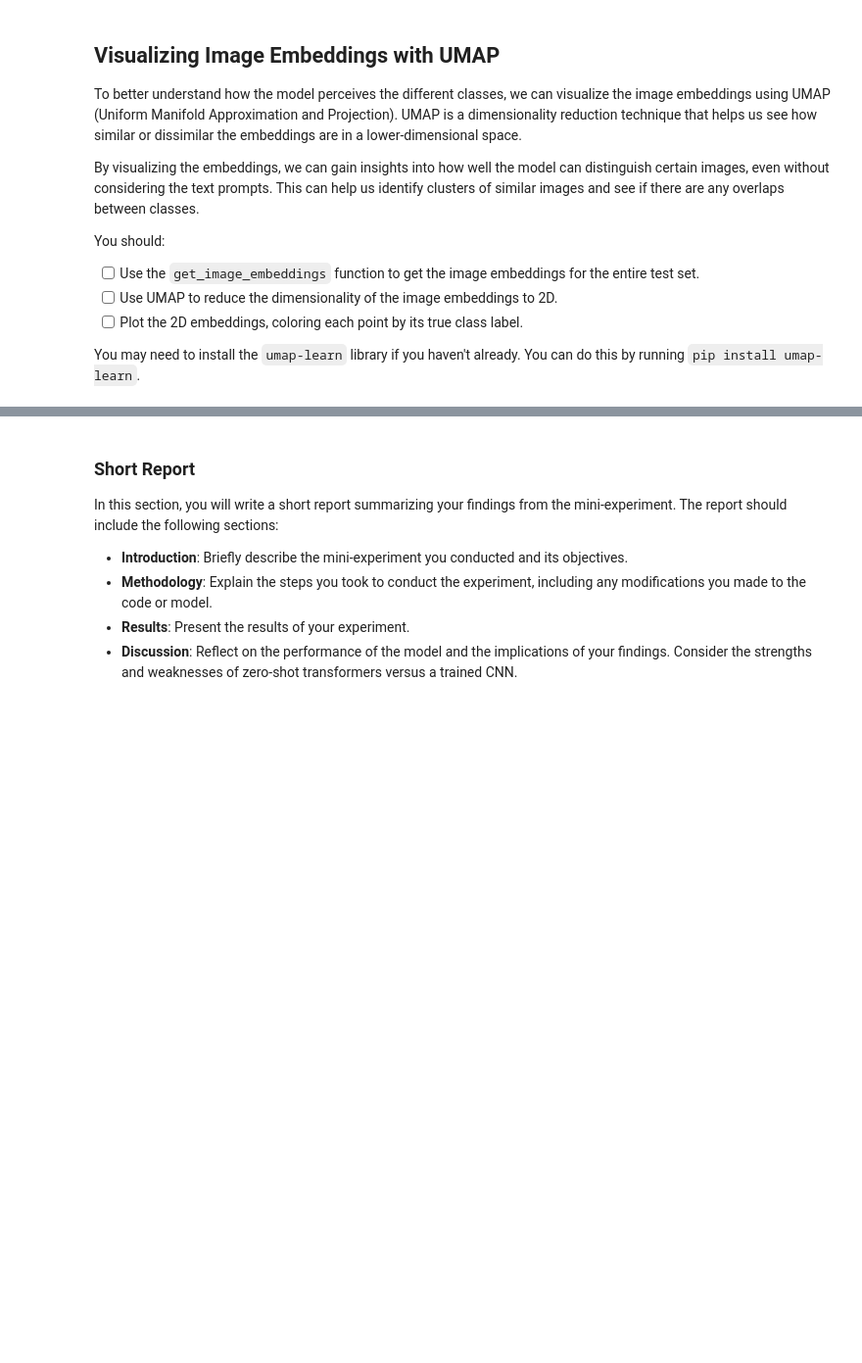
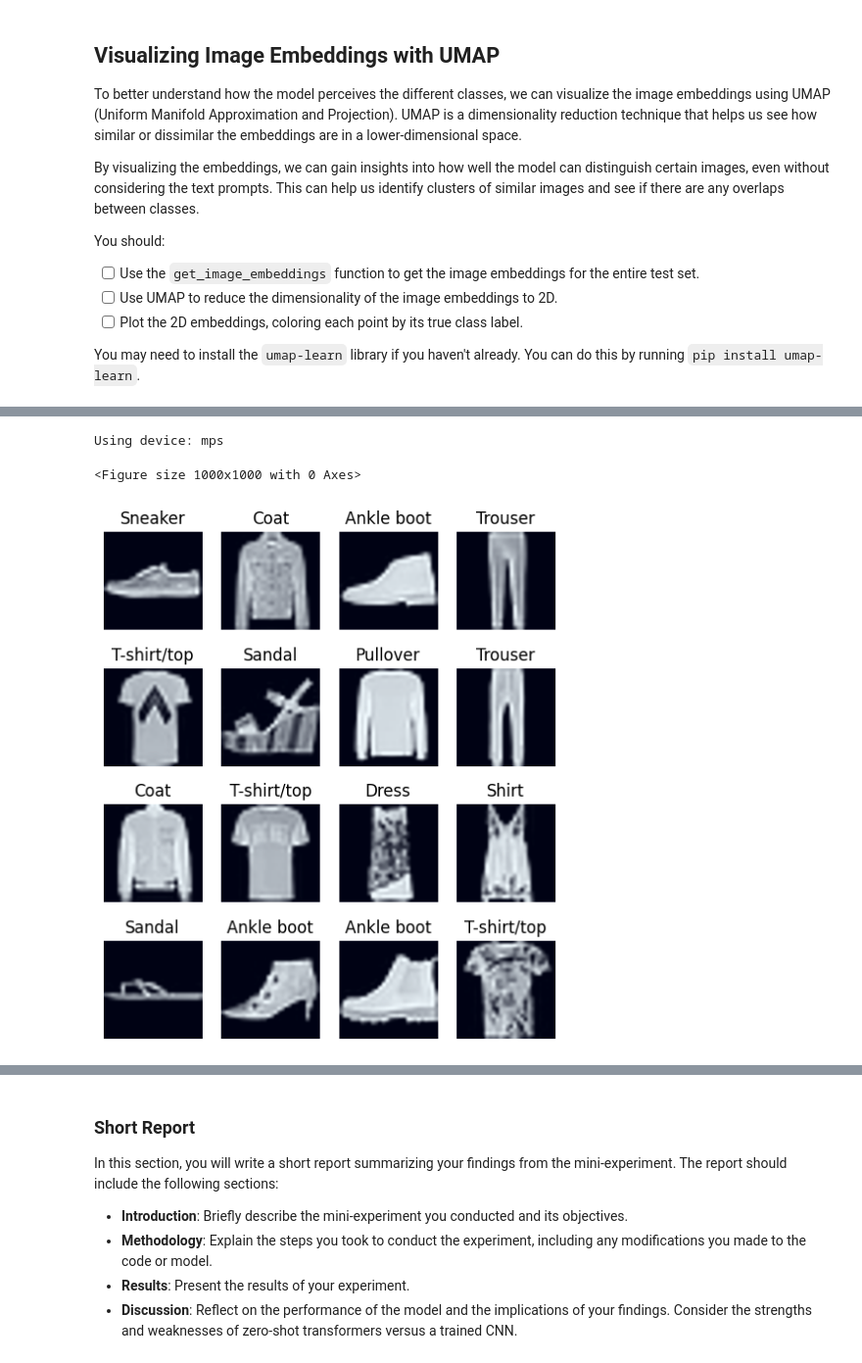
Before and after one commit to omaralfaqih6/deep_learning, a Jupyter notebook: 02_activities/assignments/assignment_2.ipynb, the cells around one changed output, grey strips where cells are left out. Shown at 98% size. Drawn from its saved outputs; the diff is of its cells as text; code cells hidden in the pictures; blank space fills up the shorter version.

```diff
--- a/02_activities/assignments/assignment_2.ipynb
+++ b/02_activities/assignments/assignment_2.ipynb
@@ -624,3 +710,43 @@ In some classification tasks, it can be useful to consider if the right answer i
 You are welcome to come up with your own mini-experiment! Explain your idea in the report and implement it. Did it work as you expected? What did you learn from it?
 # %%
 # Section A - Alternative model
+
+from transformers import CLIPModel, CLIPProcessor
+import torch
+clip_model_name = "openai/clip-vit-large-patch14"
+clip_model     = CLIPModel.from_pretrained(clip_model_name)
+clip_processor = CLIPProcessor.from_pretrained(clip_model_name, use_fast=False)
+
+# Set model to evaluation mode, as we are not training it
+clip_model.eval()
+
+# Check for accelerators
+device = "cpu" # Default to CPU
+if torch.cuda.is_available():
+    device = "cuda" # Use GPU if available
+elif torch.backends.mps.is_available():
+    device = "mps"
+
+clip_model.to(device)
+
+print(f"Using device: {device}")
+# %% [output]
+Using device: mps
+# %%
+# Completed by the student:
+test_dataset = datasets.FashionMNIST(
+    root="data",
+    train=False,
+    download=True,
+    transform=None  # No transform here, we will use CLIPProcessor
+)
+# Create DataLoader for the test dataset
+test_loader = DataLoader(test_dataset,
+                         batch_size=16,
+                         shuffle=True,
+                         collate_fn=collate_clip)
+# %%
+show_batch(test_loader)
+# %% [output]
+<Figure size 1000x1000 with 0 Axes>
+[figure, added]
```
Also changed, not shown: parts of 12 cells of this notebook.
